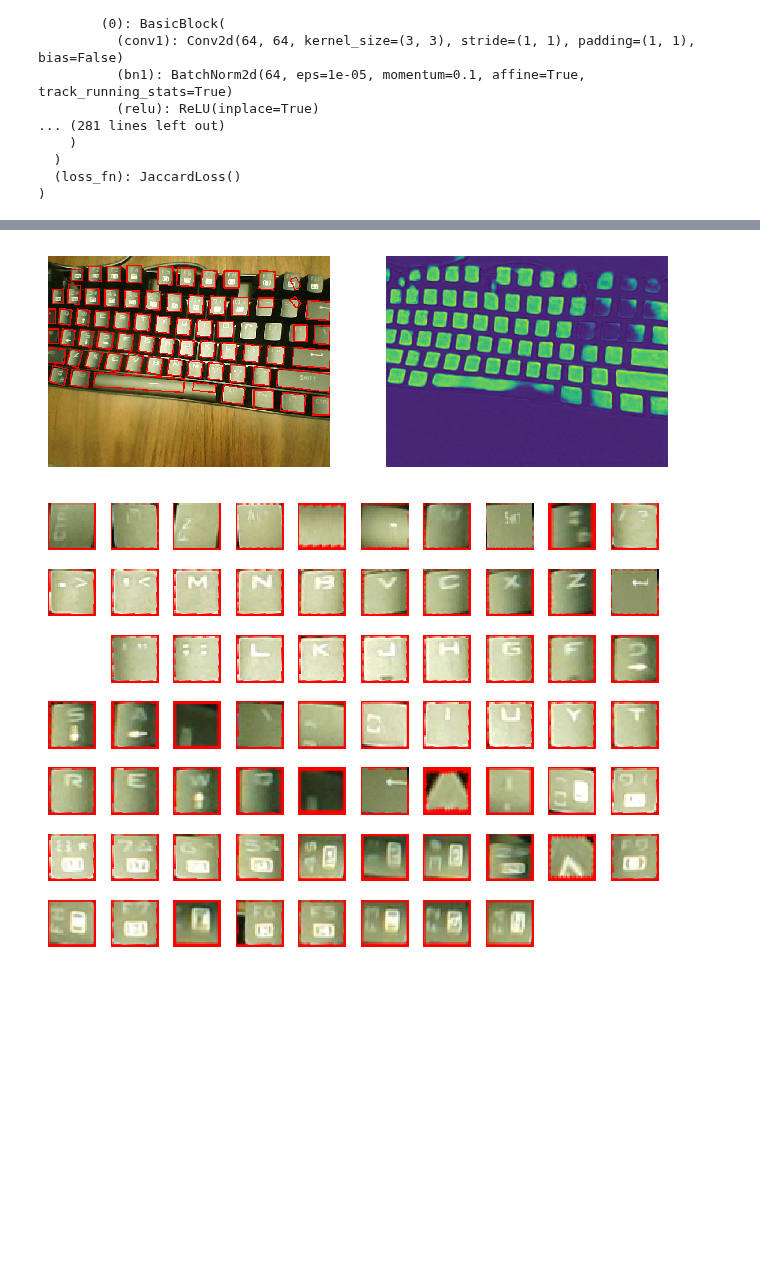
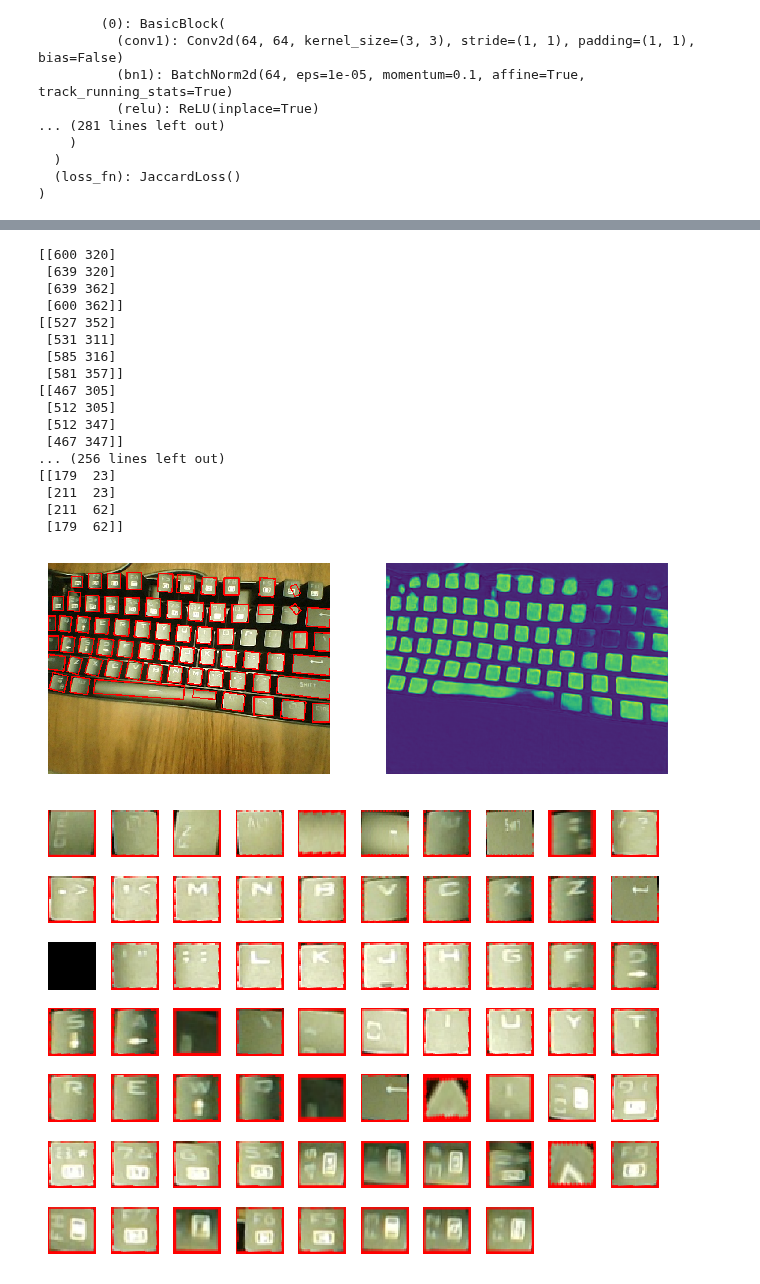
Before and after one commit to umrover/keyboard-detection, a Jupyter notebook: models/inference-segmentation.ipynb, the cells around one changed output, grey strips where cells are left out. Saved outputs shown, nothing was run; the diff lists cells and outputs as text; code cells hidden in the pictures; blank space fills up the shorter version.

```diff
--- a/models/inference-segmentation.ipynb
+++ b/models/inference-segmentation.ipynb
@@ -81,23 +82,39 @@ imshow((pred > 1).astype("uint8"))
 # %%
 img = np.array(Image.open(f"datasets/test/1.jpg"))
 
 with torch.no_grad():
     pred = model(transform(img).unsqueeze(0).to(device)).cpu().numpy()[0, 0]
 mask = (pred > 0).astype("uint8")
 
 keys = []
 for rect in extract_rotated_rects(mask):
     if quad_area(*rect.flatten()) < 300:
         continue
-    rect = np.intp(rect)
     cv2.drawContours(img, [rect], -1, (255, 0, 0), 2)
 
     crop = crop_rect(img, rect)
     crop = cv2.resize(crop, (32, 32))
     keys.append(crop)
 
 imshow(img, pred, figsize=(8, 8))
 show_images(keys)
 # %% [output]
+[[600 320]
+ [639 320]
+ [639 362]
+ [600 362]]
+[[527 352]
+ [531 311]
+ [585 316]
+ [581 357]]
+[[467 305]
+ [512 305]
+ [512 347]
+ [467 347]]
+... (256 lines left out)
+[[179  23]
+ [211  23]
+ [211  62]
+ [179  62]]
 [figure]
-[figure, old version]
+[figure, new version]
```
Also changed, not shown: parts of 1 cell of this notebook, 7 other files.
